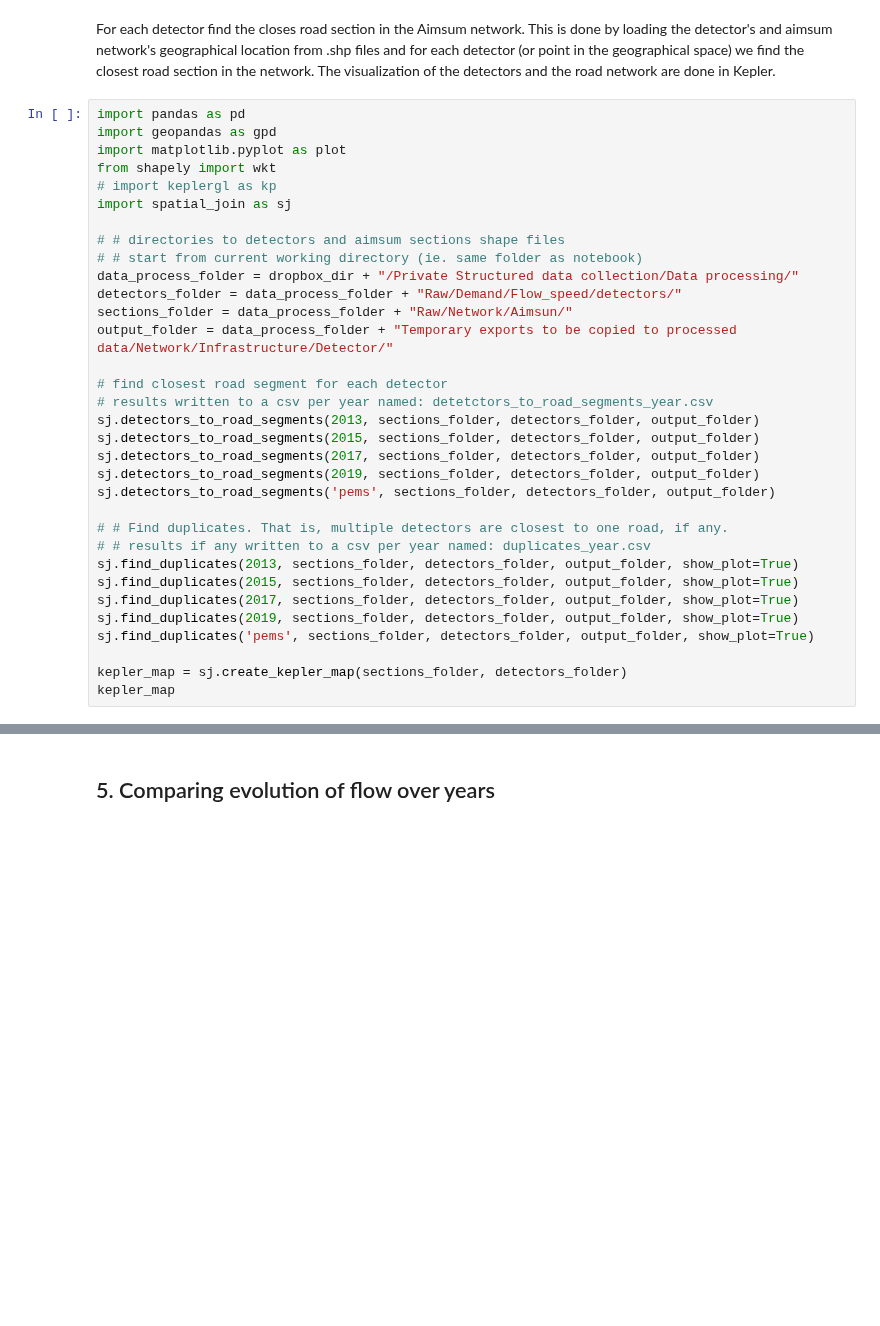
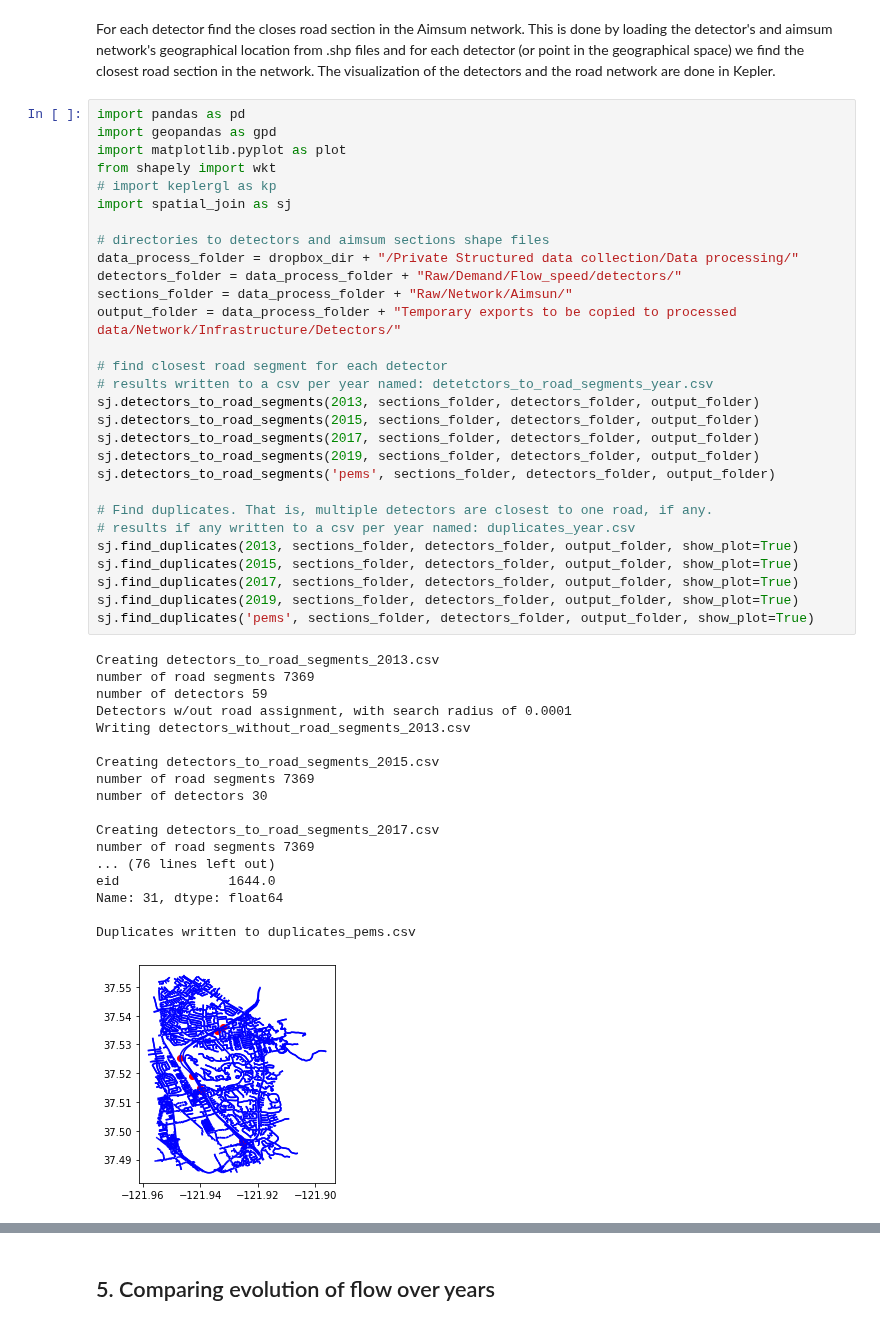
Before and after one commit to Fremont-project/data-processing, a Jupyter notebook: pipeline/flow/Edson Flow Processing Pipeline.ipynb, the cells around one changed output, grey strips where cells are left out. Saved outputs shown, nothing was run; the diff lists cells and outputs as text; blank space fills up the shorter version.

```diff
--- a/pipeline/flow/Edson Flow Processing Pipeline.ipynb
+++ b/pipeline/flow/Edson Flow Processing Pipeline.ipynb
@@ -317,33 +354,48 @@ For each detector find the closes road section in the Aimsum network. This is do
 # %%
 import pandas as pd
 import geopandas as gpd
 import matplotlib.pyplot as plot
 from shapely import wkt
 # import keplergl as kp
 import spatial_join as sj
 
-# # directories to detectors and aimsum sections shape files
-# # start from current working directory (ie. same folder as notebook)
+# directories to detectors and aimsum sections shape files
 data_process_folder = dropbox_dir + "/Private Structured data collection/Data processing/"
 detectors_folder = data_process_folder + "Raw/Demand/Flow_speed/detectors/"
 sections_folder = data_process_folder + "Raw/Network/Aimsun/"
-output_folder = data_process_folder + "Temporary exports to be copied to processed data/Network/Infrastructure/Detector/"
+output_folder = data_process_folder + "Temporary exports to be copied to processed data/Network/Infrastructure/Detectors/"
 
 # find closest road segment for each detector
 # results written to a csv per year named: detetctors_to_road_segments_year.csv
 sj.detectors_to_road_segments(2013, sections_folder, detectors_folder, output_folder)
 sj.detectors_to_road_segments(2015, sections_folder, detectors_folder, output_folder)
 sj.detectors_to_road_segments(2017, sections_folder, detectors_folder, output_folder)
 sj.detectors_to_road_segments(2019, sections_folder, detectors_folder, output_folder)
 sj.detectors_to_road_segments('pems', sections_folder, detectors_folder, output_folder)
 
-# # Find duplicates. That is, multiple detectors are closest to one road, if any.
-# # results if any written to a csv per year named: duplicates_year.csv
+# Find duplicates. That is, multiple detectors are closest to one road, if any.
+# results if any written to a csv per year named: duplicates_year.csv
 sj.find_duplicates(2013, sections_folder, detectors_folder, output_folder, show_plot=True)
 sj.find_duplicates(2015, sections_folder, detectors_folder, output_folder, show_plot=True)
 sj.find_duplicates(2017, sections_folder, detectors_folder, output_folder, show_plot=True)
 sj.find_duplicates(2019, sections_folder, detectors_folder, output_folder, show_plot=True)
 sj.find_duplicates('pems', sections_folder, detectors_folder, output_folder, show_plot=True)
-
-kepler_map = sj.create_kepler_map(sections_folder, detectors_folder)
-kepler_map
+# %% [output]
+Creating detectors_to_road_segments_2013.csv
+number of road segments 7369
+number of detectors 59
+Detectors w/out road assignment, with search radius of 0.0001
+Writing detectors_without_road_segments_2013.csv
+
+Creating detectors_to_road_segments_2015.csv
+number of road segments 7369
+number of detectors 30
+
+Creating detectors_to_road_segments_2017.csv
+number of road segments 7369
+... (76 lines left out)
+eid              1644.0
+Name: 31, dtype: float64
+
+Duplicates written to duplicates_pems.csv
+[figure, added]
```
Also changed, not shown: parts of 4 cells of this notebook, 5 other files.
